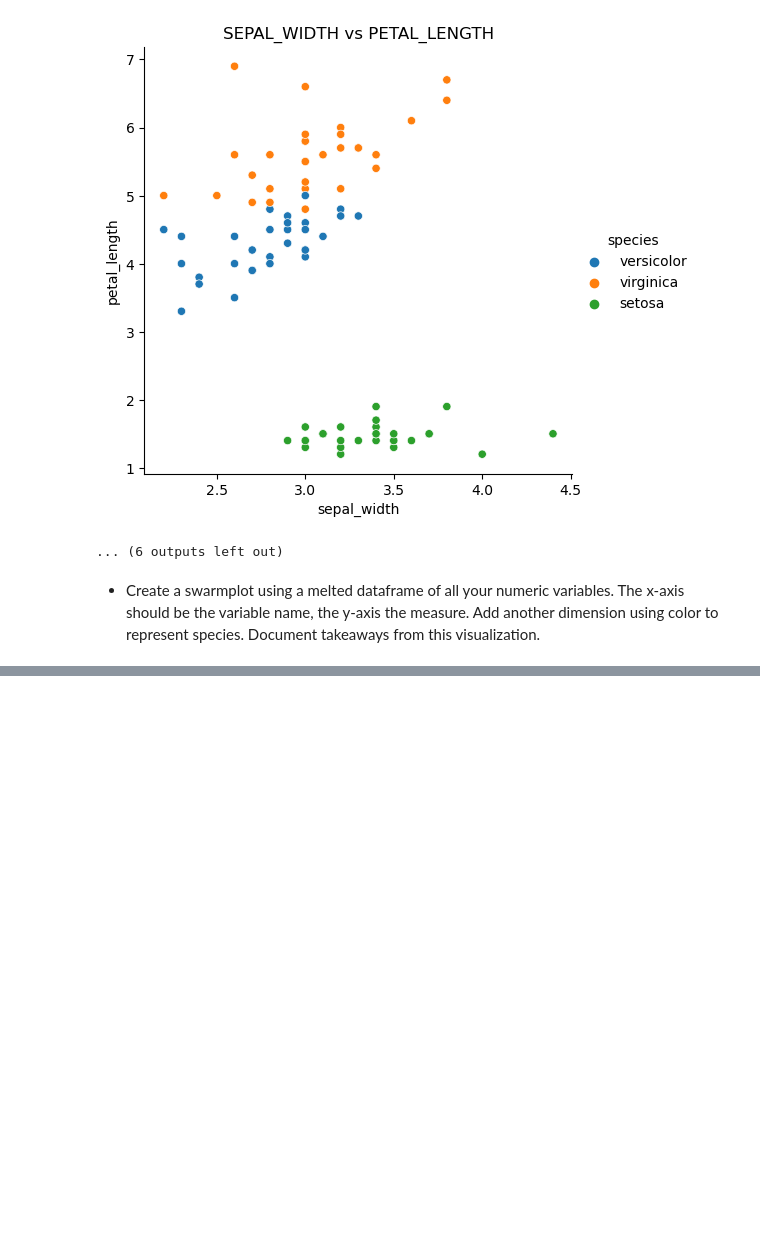
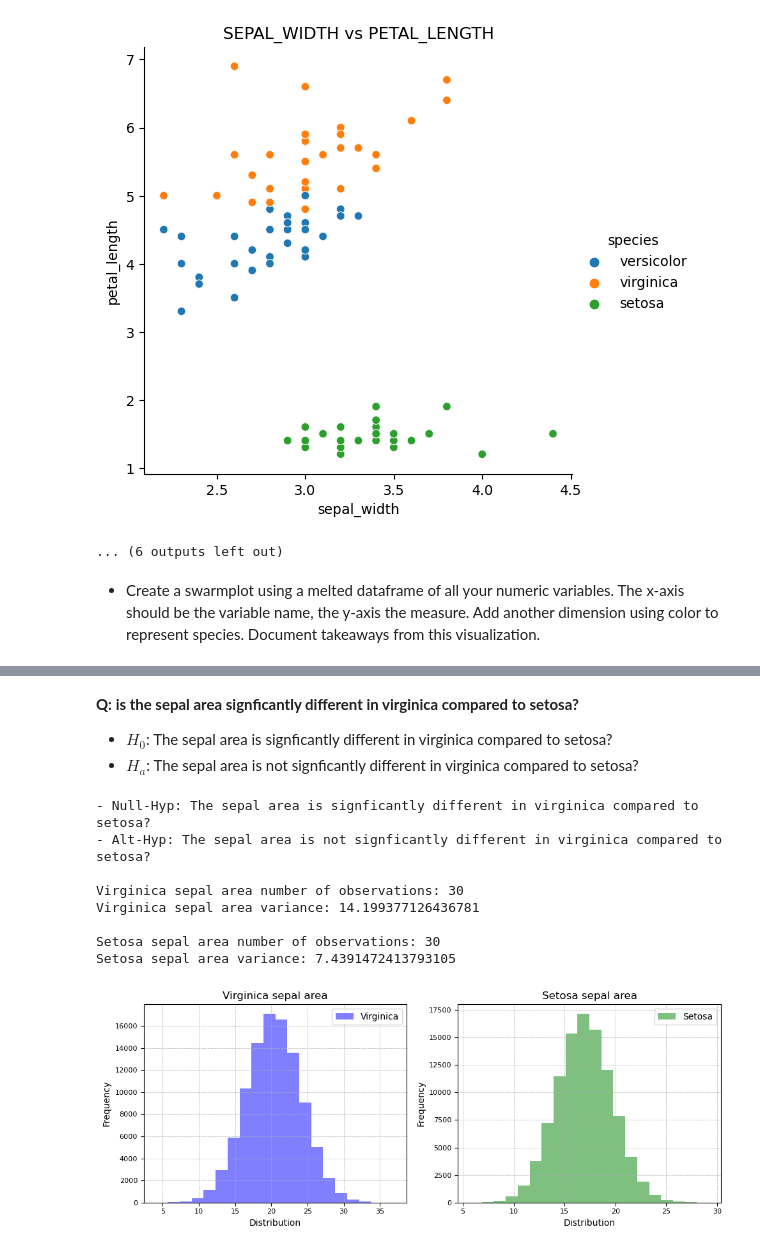
Before and after one commit to MigashaneVictoire/classification-exercises, a Jupyter notebook: classification_exercises.ipynb, the cells around one changed output, grey strips where cells are left out. Saved outputs shown, nothing was run; the diff lists cells and outputs as text; code cells hidden in the pictures; blank space fills up the shorter version.

```diff
--- a/classification_exercises.ipynb
+++ b/classification_exercises.ipynb
@@ -2094,0 +2118,72 @@ ValueError: Could not interpret value `variable` for parameter `x`
+# %% [markdown]
+**Q: is the sepal area signficantly different in virginica compared to setosa?**
+
+- $H_0$: The sepal area is signficantly different in virginica compared to setosa?
+- $H_a$: The sepal area is not signficantly different in virginica compared to setosa?
+# %%
+# get training data
+iris = prepare.prep_iris()
+train, validate, test = prepare.split_data_(df=iris, stratify_col="species", random_state=95)
+
+print("- Null-Hyp: The sepal area is signficantly different in virginica compared to setosa?")
+print("- Alt-Hyp: The sepal area is not signficantly different in virginica compared to setosa?\n")
+
+# get the erea of the species sepal and add it to each of the data frames
+train["sepal_area"] = train.sepal_width * train.sepal_length
+
+# set variable data
+virginica = train[train.species == "virginica"]
+setosa = train[train.species == "setosa"]
+
+# get visuals and discriptive statistics
+
+# get mean and standar deviation
+virginica_mean, virginica_std = virginica.sepal_area.mean(), virginica.sepal_area.std()
+setosa_mean, setosa_std = setosa.sepal_area.mean(), setosa.sepal_area.std()
+
+# generate distributions
+virginica_dist = stats.norm(virginica_mean,virginica_std)
+setosa_dist = stats.norm(setosa_mean, setosa_std)
+
+# generate random variables
+virginica_random = virginica_dist.rvs(100_000)
+setosa_random = setosa_dist.rvs(100_000)
+
+# descriptive stats
+print("Virginica sepal area number of observations:", len(virginica.sepal_area))
+print("Virginica sepal area variance:",virginica.sepal_area.var())
+
+# create sub-plots
+fig, axs = plt.subplots(1, 2, figsize=(10, 4))
+axs[0].hist(virginica_random, bins=20, alpha=0.5, color='blue', label='Virginica')
+axs[0].set_title(f'Virginica sepal area', fontsize=12)
+axs[0].set_xlabel('Distribution', fontsize=10)
+axs[0].set_ylabel('Frequency', fontsize=10)
+axs[0].tick_params(axis='both', which='major', labelsize=8)
+axs[0].grid(True, linestyle='--', linewidth=0.5)
+axs[0].legend()
+
+# descriptive stats
+print("\nSetosa sepal area number of observations:", len(setosa.sepal_area))
+print("Setosa sepal area variance:",setosa.sepal_area.var())
+
+axs[1].hist(setosa_random, bins=20, alpha=0.5, color='green', label='Setosa')
+axs[1].set_title(f'Setosa sepal area', fontsize=12)
+axs[1].set_xlabel('Distribution', fontsize=10)
+axs[1].set_ylabel('Frequency', fontsize=10)
+axs[1].tick_params(axis='both', which='major', labelsize=8)
+axs[1].grid(True, linestyle='--', linewidth=0.5)
+axs[1].legend()
+
+plt.tight_layout()
+plt.show()
+# %% [output]
+- Null-Hyp: The sepal area is signficantly different in virginica compared to setosa?
+- Alt-Hyp: The sepal area is not signficantly different in virginica compared to setosa?
+
+Virginica sepal area number of observations: 30
+Virginica sepal area variance: 14.199377126436781
+
+Setosa sepal area number of observations: 30
+Setosa sepal area variance: 7.4391472413793105
+[figure, added]
```
Also changed, not shown: parts of 8 cells of this notebook, 1 other file.
